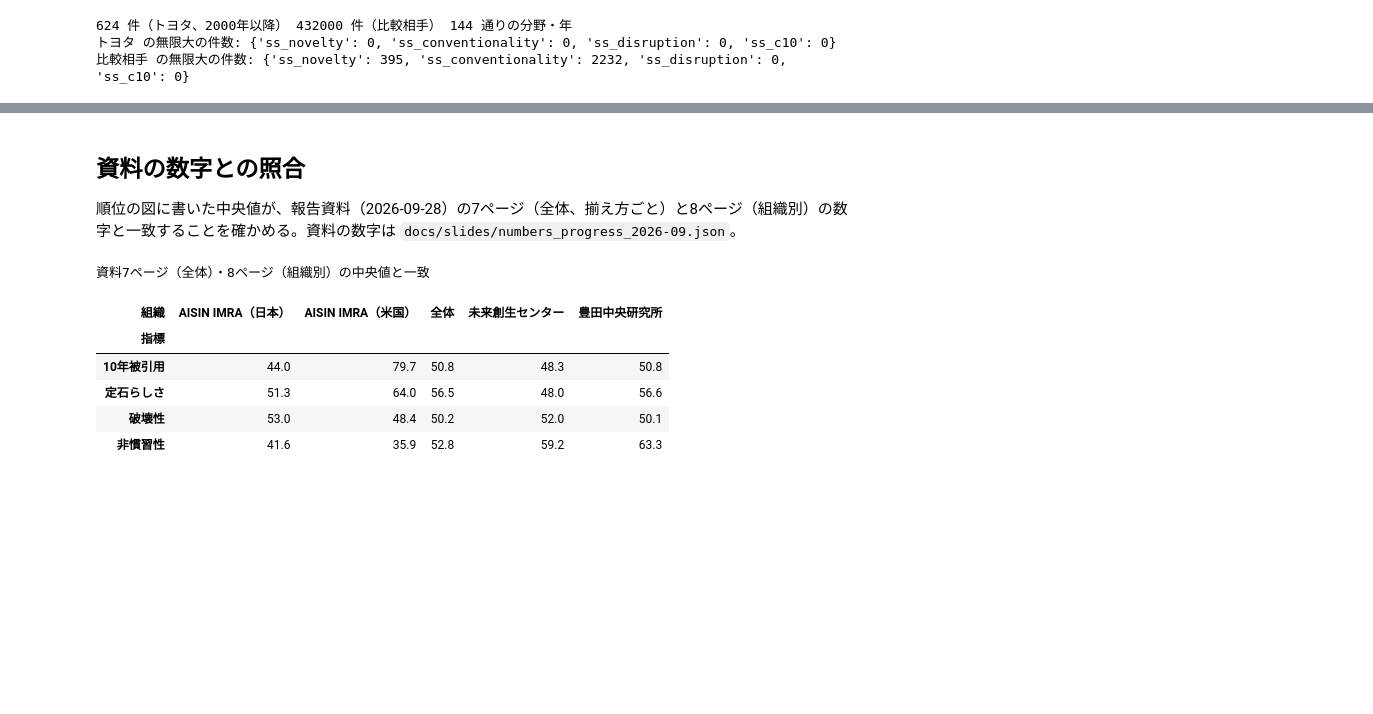
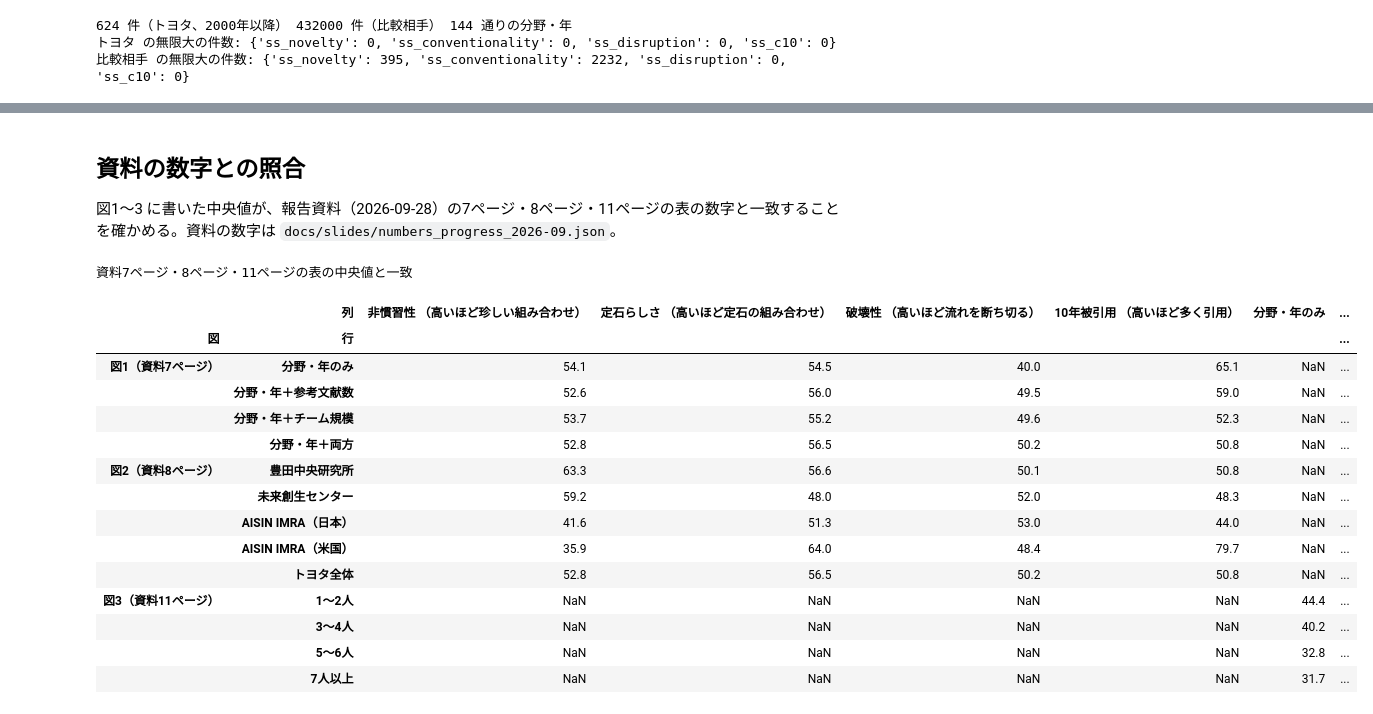
Before and after one commit to ryosuke0828/sci-sci-toyota, a Jupyter notebook: notebooks/analysis/novelty_distribution_plots.ipynb, the cells around one changed output, grey strips where cells are left out. Cells and saved outputs as stored; diff of their text form; code cells hidden in the pictures; blank space fills up the shorter version.

```diff
--- a/notebooks/analysis/novelty_distribution_plots.ipynb
+++ b/notebooks/analysis/novelty_distribution_plots.ipynb
@@ -275,27 +347,47 @@ display(Image(str(FIG / "fig_value_hist_by_org.png"), width=1000))
 # %% [markdown]
 ## 資料の数字との照合
 
-順位の図に書いた中央値が、報告資料（2026-09-28）の7ページ（全体、揃え方ごと）と8ページ（組織別）の数字と一致することを確かめる。資料の数字は `docs/slides/numbers_progress_2026-09.json`。
+図1〜3 に書いた中央値が、報告資料（2026-09-28）の7ページ・8ページ・11ページの表の数字と一致することを確かめる。資料の数字は `docs/slides/numbers_progress_2026-09.json`。
-# %%
-N = json.loads((ROOT / "docs" / "slides" / "numbers_progress_2026-09.json").read_text())
-key = {"非慣習性": "nov", "定石らしさ": "conv", "破壊性": "dis", "10年被引用": "c10"}
-
-med_both = summ_both[summ_both["組織"] == "全体"].set_index("指標")["中央値"]
-med_fy = summ_fy[summ_fy["組織"] == "全体"].set_index("指標")["中央値"]
-for k, v in key.items():
-    assert abs(med_both[k] - N["stages"]["both"][v]) < 0.05, (k, med_both[k], N["stages"]["both"][v])
-    assert abs(med_fy[k] - N["stages"]["fy"][v]) < 0.05, (k, med_fy[k], N["stages"]["fy"][v])
-for r in N["org_res"]:
-    s = summ_both[summ_both["組織"] == ORGS[r["org"]]].set_index("指標")["中央値"]
-    for k, v in key.items():
-        assert abs(s[k] - r[v]) < 0.05, (r["org"], k, s[k], r[v])
-print("資料7ページ（全体）・8ページ（組織別）の中央値と一致")
-summ_both.pivot(index="指標", columns="組織", values="中央値")
-# %% [output]
-資料7ページ（全体）・8ページ（組織別）の中央値と一致
-| 組織 | AISIN IMRA（日本） | AISIN IMRA（米国） | 全体 | 未来創生センター | 豊田中央研究所 |
-| 指標 |  |  |  |  |  |
-| 10年被引用 | 44.0 | 79.7 | 50.8 | 48.3 | 50.8 |
-| 定石らしさ | 51.3 | 64.0 | 56.5 | 48.0 | 56.6 |
-| 破壊性 | 53.0 | 48.4 | 50.2 | 52.0 | 50.1 |
-| 非慣習性 | 41.6 | 35.9 | 52.8 | 59.2 | 63.3 |
+# %%
+key = {"非慣習性": "nov", "定石らしさ": "conv", "破壊性": "dis", "10年被引用": "c10"}
+stage_key = {"分野・年のみ": "fy", "分野・年＋参考文献数": "ref", "分野・年＋チーム規模": "team", "分野・年＋両方": "both"}
+
+def col_name(s: str) -> str:
+    return s.split(" ")[0]  # 「非慣習性 （高いほど…）」→「非慣習性」
+
+# 図1（7ページ）
+for _, r in summ1.iterrows():
+    want = N["stages"][stage_key[r["行"]]][key[col_name(r["列"])]]
+    assert abs(r["中央値"] - want) < 0.05, (r["行"], r["列"], r["中央値"], want)
+# 図2（8ページ）
+org_res = {ORGS[x["org"]]: x for x in N["org_res"]}
+org_res["トヨタ全体"] = N["stages"]["both"]
+for _, r in summ2.iterrows():
+    want = org_res[r["行"]][key[col_name(r["列"])]]
+    assert abs(r["中央値"] - want) < 0.05, (r["行"], r["列"], r["中央値"], want)
+# 図3（11ページ）
+team_res = {x["t"]: x for x in N["team_strata"]}
+for _, r in summ3.iterrows():
+    want = team_res[r["行"]][stage_key[r["列"]]]
+    assert abs(r["中央値"] - want) < 0.05, (r["行"], r["列"], r["中央値"], want)
+    if r["列"] == "分野・年のみ":
+        assert r["n"] == team_res[r["行"]]["n"], (r["行"], r["n"], team_res[r["行"]]["n"])
+print("資料7ページ・8ページ・11ページの表の中央値と一致")
+summary.pivot_table(index=["図", "行"], columns="列", values="中央値", sort=False)
+# %% [output]
+資料7ページ・8ページ・11ページの表の中央値と一致
+|  | 列 | 非慣習性 （高いほど珍しい組み合わせ） | 定石らしさ （高いほど定石の組み合わせ） | 破壊性 （高いほど流れを断ち切る） | 10年被引用 （高いほど多く引用） | 分野・年のみ | ... |
+| 図 | 行 |  |  |  |  |  | ... |
+| 図1（資料7ページ） | 分野・年のみ | 54.1 | 54.5 | 40.0 | 65.1 | NaN | ... |
+|  | 分野・年＋参考文献数 | 52.6 | 56.0 | 49.5 | 59.0 | NaN | ... |
+|  | 分野・年＋チーム規模 | 53.7 | 55.2 | 49.6 | 52.3 | NaN | ... |
+|  | 分野・年＋両方 | 52.8 | 56.5 | 50.2 | 50.8 | NaN | ... |
+| 図2（資料8ページ） | 豊田中央研究所 | 63.3 | 56.6 | 50.1 | 50.8 | NaN | ... |
+|  | 未来創生センター | 59.2 | 48.0 | 52.0 | 48.3 | NaN | ... |
+|  | AISIN IMRA（日本） | 41.6 | 51.3 | 53.0 | 44.0 | NaN | ... |
+|  | AISIN IMRA（米国） | 35.9 | 64.0 | 48.4 | 79.7 | NaN | ... |
+|  | トヨタ全体 | 52.8 | 56.5 | 50.2 | 50.8 | NaN | ... |
+| 図3（資料11ページ） | 1〜2人 | NaN | NaN | NaN | NaN | 44.4 | ... |
+|  | 3〜4人 | NaN | NaN | NaN | NaN | 40.2 | ... |
+|  | 5〜6人 | NaN | NaN | NaN | NaN | 32.8 | ... |
+|  | 7人以上 | NaN | NaN | NaN | NaN | 31.7 | ... |
```
Also changed, not shown: parts of 9 cells of this notebook.
